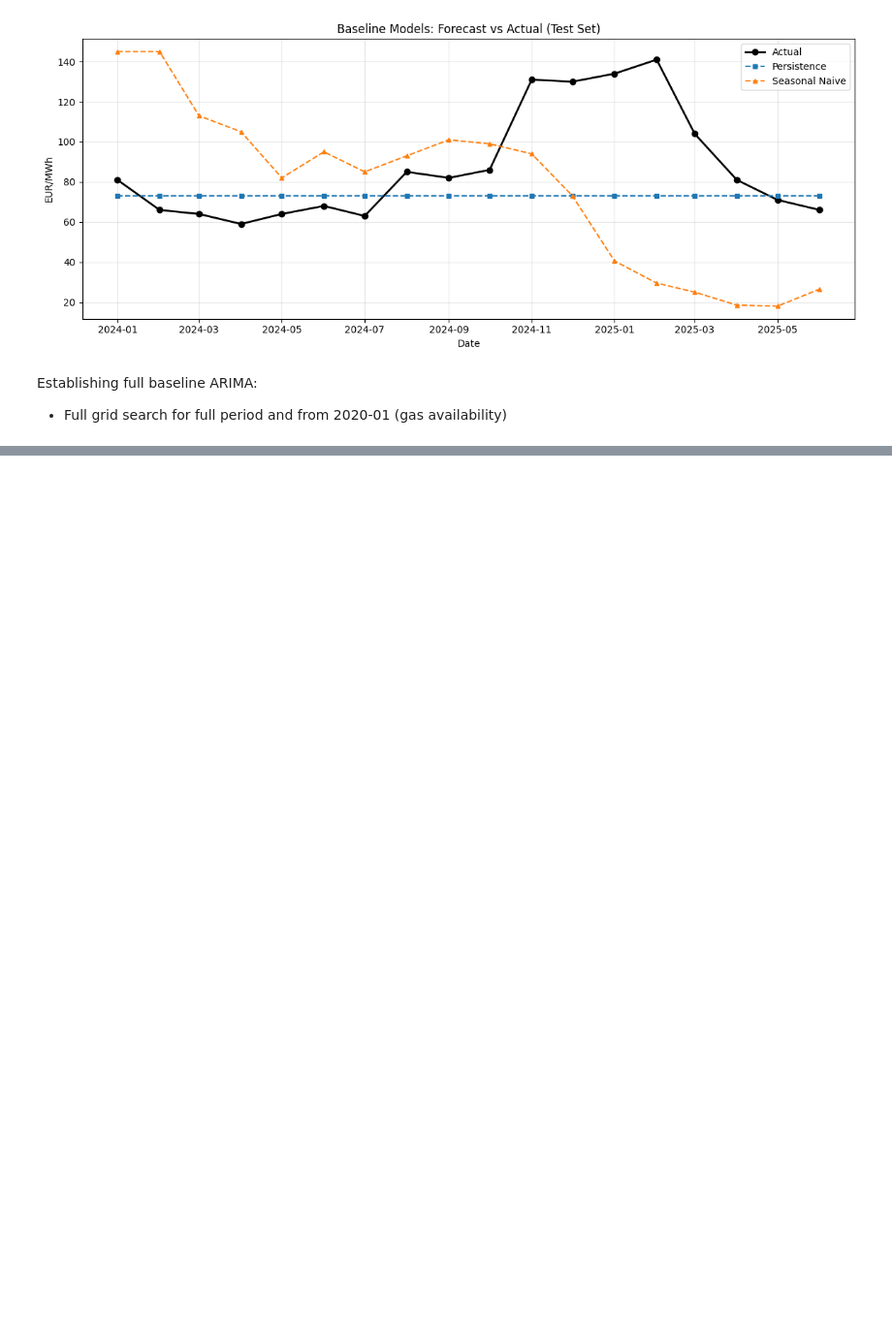
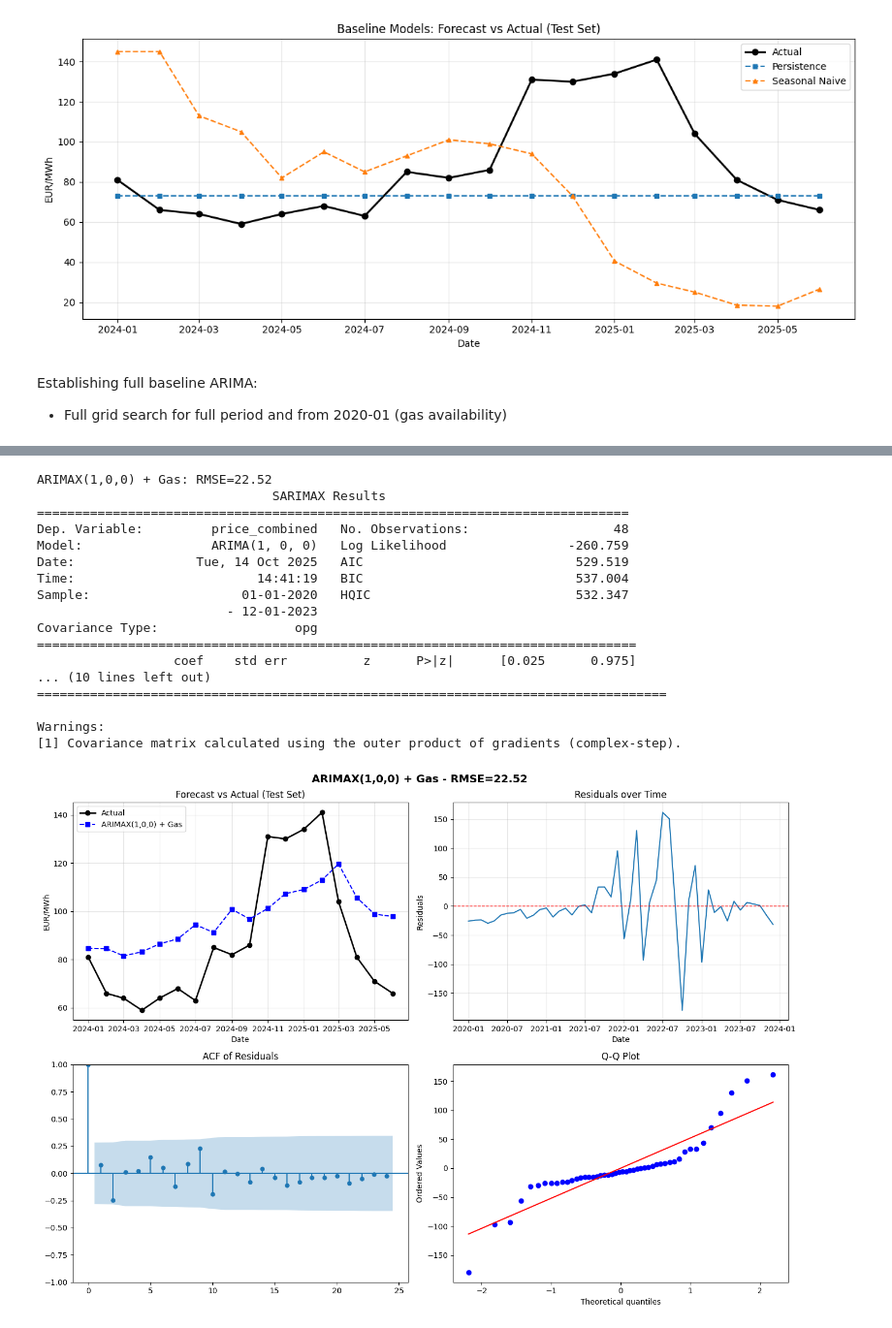
Before and after one commit to Pringlebot/austrian_electricity_prices_capstone, a Jupyter notebook: notebooks/model_building/01_model_building.ipynb, the cells around one changed output, grey strips where cells are left out. Shown at 97% size. Cells and saved outputs as stored; diff of their text form; code cells hidden in the pictures; blank space fills up the shorter version.

```diff
--- a/notebooks/model_building/01_model_building.ipynb
+++ b/notebooks/model_building/01_model_building.ipynb
@@ -776,0 +773,64 @@ Baseline: ARIMA(1,0,2) RMSE=26.68
+# %%
+# ARIMAX(1,0,0) + Gas - nur die signifikanten Terms
+model_sparse = ARIMA(y_train_gas_adj, exog=exog_train_gas, order=(1, 0, 0))
+fit_sparse = model_sparse.fit()
+forecast_sparse = fit_sparse.forecast(steps=len(y_test_gas_adj), exog=exog_test_gas)
+
+rmse_sparse = np.sqrt(mean_squared_error(y_test_gas_adj, forecast_sparse))
+print(f"ARIMAX(1,0,0) + Gas: RMSE={rmse_sparse:.2f}")
+print(fit_sparse.summary())
+
+
+fig, axes = plt.subplots(2, 2, figsize=(14, 10))
+fig.suptitle(f"ARIMAX(1,0,0) + Gas - RMSE={rmse_sparse:.2f}",
+             fontsize=14, fontweight='bold')
+
+# 1. Forecast vs Actual
+axes[0, 0].plot(y_test_gas_adj.index, y_test_gas_adj.values, 'o-',
+                label='Actual', linewidth=2, color='black')
+axes[0, 0].plot(y_test_gas_adj.index, forecast_sparse, 's--',
+                label='ARIMAX(1,0,0) + Gas', linewidth=1.5, color='blue')
+axes[0, 0].set_xlabel('Date')
+axes[0, 0].set_ylabel('EUR/MWh')
+axes[0, 0].set_title('Forecast vs Actual (Test Set)')
+axes[0, 0].legend()
+axes[0, 0].grid(True, alpha=0.3)
+
+# 2. Residuals over time
+residuals_sparse = fit_sparse.resid
+axes[0, 1].plot(residuals_sparse.index, residuals_sparse.values)
+axes[0, 1].axhline(0, color='red', linestyle='--', linewidth=1)
+axes[0, 1].set_xlabel('Date')
+axes[0, 1].set_ylabel('Residuals')
+axes[0, 1].set_title('Residuals over Time')
+axes[0, 1].grid(True, alpha=0.3)
+
+# 3. ACF of residuals
+plot_acf(residuals_sparse, lags=24, ax=axes[1, 0])
+axes[1, 0].set_title('ACF of Residuals')
+
+# 4. Q-Q Plot
+stats.probplot(residuals_sparse, dist="norm", plot=axes[1, 1])
+axes[1, 1].set_title('Q-Q Plot')
+
+plt.tight_layout()
+plt.show()
+# %% [output]
+ARIMAX(1,0,0) + Gas: RMSE=22.52
+                               SARIMAX Results
+==============================================================================
+Dep. Variable:         price_combined   No. Observations:                   48
+Model:                 ARIMA(1, 0, 0)   Log Likelihood                -260.759
+Date:                Tue, 14 Oct 2025   AIC                            529.519
+Time:                        14:41:19   BIC                            537.004
+Sample:                    01-01-2020   HQIC                           532.347
+                         - 12-01-2023
+Covariance Type:                  opg
+===============================================================================
+                  coef    std err          z      P>|z|      [0.025      0.975]
+... (10 lines left out)
+===================================================================================
+
+Warnings:
+[1] Covariance matrix calculated using the outer product of gradients (complex-step).
+[figure, added]
```
Also changed, not shown: parts of 18 cells of this notebook.
